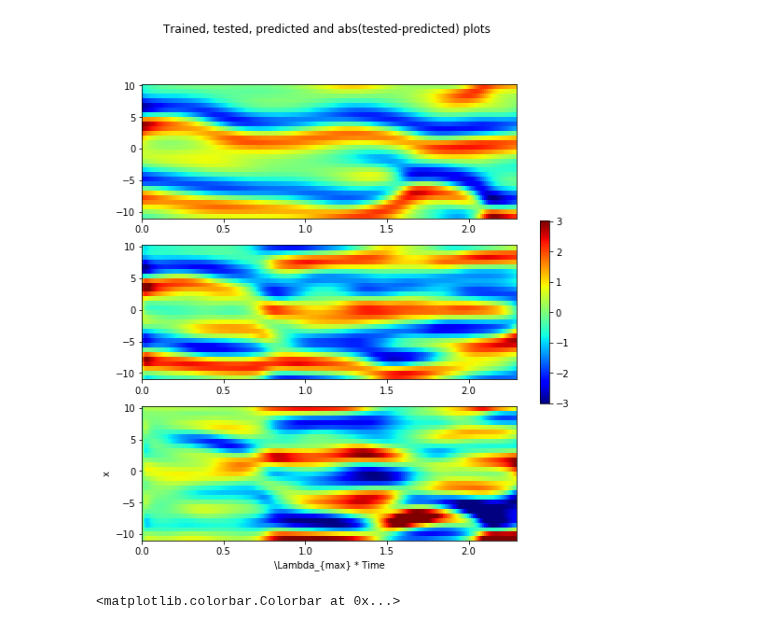
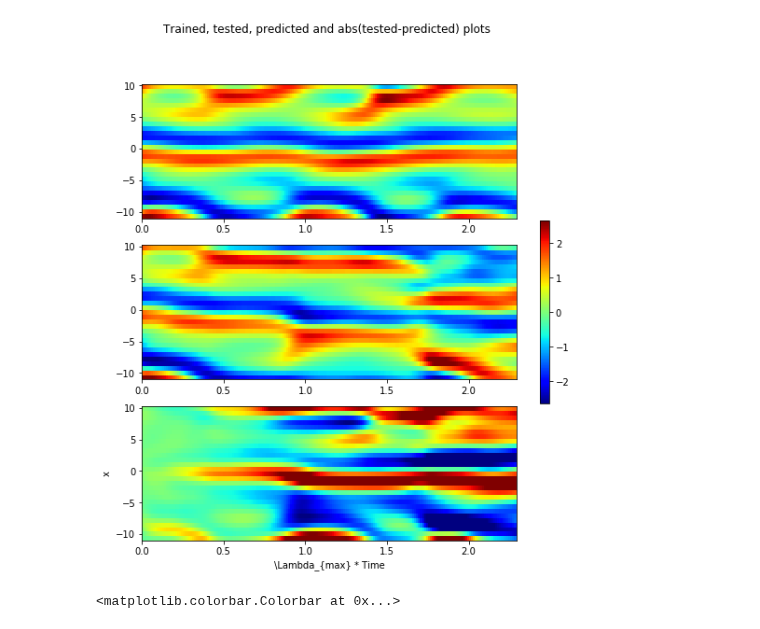
Before and after one commit to jon-dong/reservoir-computing-python, a Jupyter notebook: kuramoto_sivashinsky_matlab.ipynb, the cells around one changed output. Drawn from its saved outputs; the diff is of its cells as text; code cells hidden in the pictures.

```diff
--- a/kuramoto_sivashinsky_matlab.ipynb
+++ b/kuramoto_sivashinsky_matlab.ipynb
@@ -33,18 +33,19 @@ lyap_exp = 0.0461
 n_train = 5000
 n_test = 2000
 forget = 100
+refreshing = True
 ks_data_origin, xx, tt = data1D.kuramoto_sivashinsky_matlab(sequence_length=n_train+n_test, n_sequence=n_sequence, spatial_points=spatial_points)
 # ks_data_origin=ks_data_origin+np.random.rand(ks_data_origin.shape[0],ks_data_origin.shape[1],ks_data_origin.shape[2])
 ks_data_train = ks_data_origin[:, :n_train, :]
 input_shape=ks_data_train.shape
 # %%
-b = Reservoir(n_res=2000, res_scale=.5, res_encoding=None, res_enc_param=np.pi,
-              input_scale=.7, input_encoding=None,
+b = Reservoir(n_res=5000, res_scale=.1, res_encoding=None, res_enc_param=np.pi,
+              input_scale=1, input_encoding=None,
               random_projection='simulation', weights_type='gaussian',
               activation_fun='tanh', activation_param=10,
               parallel_runs=1,  bias_scale=0.1, leak_rate=0.8,
-              pred_horizon=1, rec_pred_steps=100, forget = forget,
-              train_method='ridge', train_param=1e1, verbose=1
+              pred_horizon=1, rec_pred_steps=200, forget = forget,
+              train_method='ridge', train_param=5, verbose=1
              )
 
 # Algorithm training
@@ -59,11 +60,13 @@ Training score: 0.9996634079150559
 # %%
-b.forget=forget
-b.parallel_runs=1
 # testing data
 # ks_data, _, _ = data1D.kuramoto_sivashinsky_matlab(sequence_length=1000, n_sequence=1, spatial_points=spatial_points)
 ks_data_test = ks_data_origin[:, n_train:n_train+n_test, :]
+ks_data_test, _, _ = data1D.kuramoto_sivashinsky_matlab(sequence_length=n_test, n_sequence=n_sequence, spatial_points=spatial_points)
 # Algorithm testing
-pred_output, rmse, rmse_vec = b.predict_and_score(ks_data_test, detailed_score=True)
+ref_horizon = 200
+parallel = 300
+pred_output, rmse, rmse_vec = b.predict_and_score(ks_data_test, detailed_score=True, parallel=parallel)
+# print(pred_output[:4, :5])
 print(rmse.shape)
 print(rmse_vec.shape)
 # %% [output]
@@ -78,10 +82,11 @@ Testing score: 0.12321022576515868
 # %%
+b.forget = forget
 if refreshing:
-    total_pred = (rmse.shape[1])*b.rec_pred_steps
+    total_pred = (rmse.shape[1])
     length_input = pred_output.shape[0] - total_pred
     time_input = range(rmse.shape[0])
 else:
-    total_pred = b.pred_horizon*b.rec_pred_steps
+    total_pred = b.pred_horizon
     length_input = pred_output.shape[0] - total_pred
     time_input = range(length_input)
 time_pred = tt[0:total_pred]*lyap_exp
@@ -124,49 +132,49 @@ if refreshing:
     # i=0
     # time = (tt[0:n_input] if i==0 else tt[0:total_pred])*lyap_exp
     # total_pred = b.pred_horizon*b.rec_pred_steps
-    total_pred = 200
+    total_pred = b.rec_pred_steps
     # print(total_pred)
 
     # n_input = 500 #round(pred_output.shape[0]/2-300)
 
-    input_data = ks_data_test[0, b.forget:b.forget+ref_horizon, :]
-
-    prediction = pred_output[0, :, :]
+    input_data = ks_data_test[0, b.forget:b.forget+total_pred, :]
 
     targetted_data = ks_data_test[0, n_input+b.forget:n_input+b.forget+total_pred, :]
+
+    prediction = pred_output[0, :].reshape(targetted_data.shape)
 
     vmax = max(abs(np.concatenate((targetted_data,input_data)).flatten()))
     vmin = -vmax
 
     # plot training data
     fig, axs = plt.subplots(3, 1, sharex=False, figsize=(9,9))
     plt.suptitle('Trained, tested, predicted and abs(tested-predicted) plots                       ')
     plt.ylabel('x')
     plt.xlabel('\Lambda_{max} * Time')
     # print(targetted_data.shape)
     # print(prediction.shape)
     # datum = [input_data, targetted_data, prediction, np.abs(targetted_data-prediction)]
     datum = [targetted_data, prediction, targetted_data-prediction]
     # print(datum[0].shape)
     # time = (tt[0:n_input+b.forget] if i==0 else tt[0:total_pred])*lyap_exp
     # xx_axs, time_axs = np.mgrid[xx, time]
     xx_axs = np.zeros((spatial_points, total_pred))
     time_axs = np.zeros((spatial_points, total_pred))
     for i in range(total_pred):
         xx_axs[:, i] = xx
     for i in range(spatial_points):
         time_axs[i, :] = (tt[n_input+b.forget:n_input+b.forget+total_pred]-tt[n_input+b.forget])*lyap_exp
     for i in range(3):
         # im=axs[i].pcolormesh(time, xx, datum[i].T, cmap='viridis', vmin=vmin, vmax=vmax)
         im=axs[i].pcolormesh(time_axs, xx_axs, datum[i].T, cmap=plt.get_cmap('jet'), vmin=vmin, vmax=vmax)
     fig.colorbar(im, ax=axs.ravel().tolist(), shrink=0.4)
 
     # plt.figure(3,figsize=(9,2.5))
     # im=plt.pcolormesh(time_axs, xx_axs, datum[2].T, cmap='gray')
     # plt.colorbar(im)
     # # plt.savefig('DND_input_data.png')
 # %% [output]
-[figure, old version]
+[figure, new version]
 # %%
 n_input = 10
 # i=0
```
Also changed, not shown: parts of 3 cells of this notebook, 1 other file.
